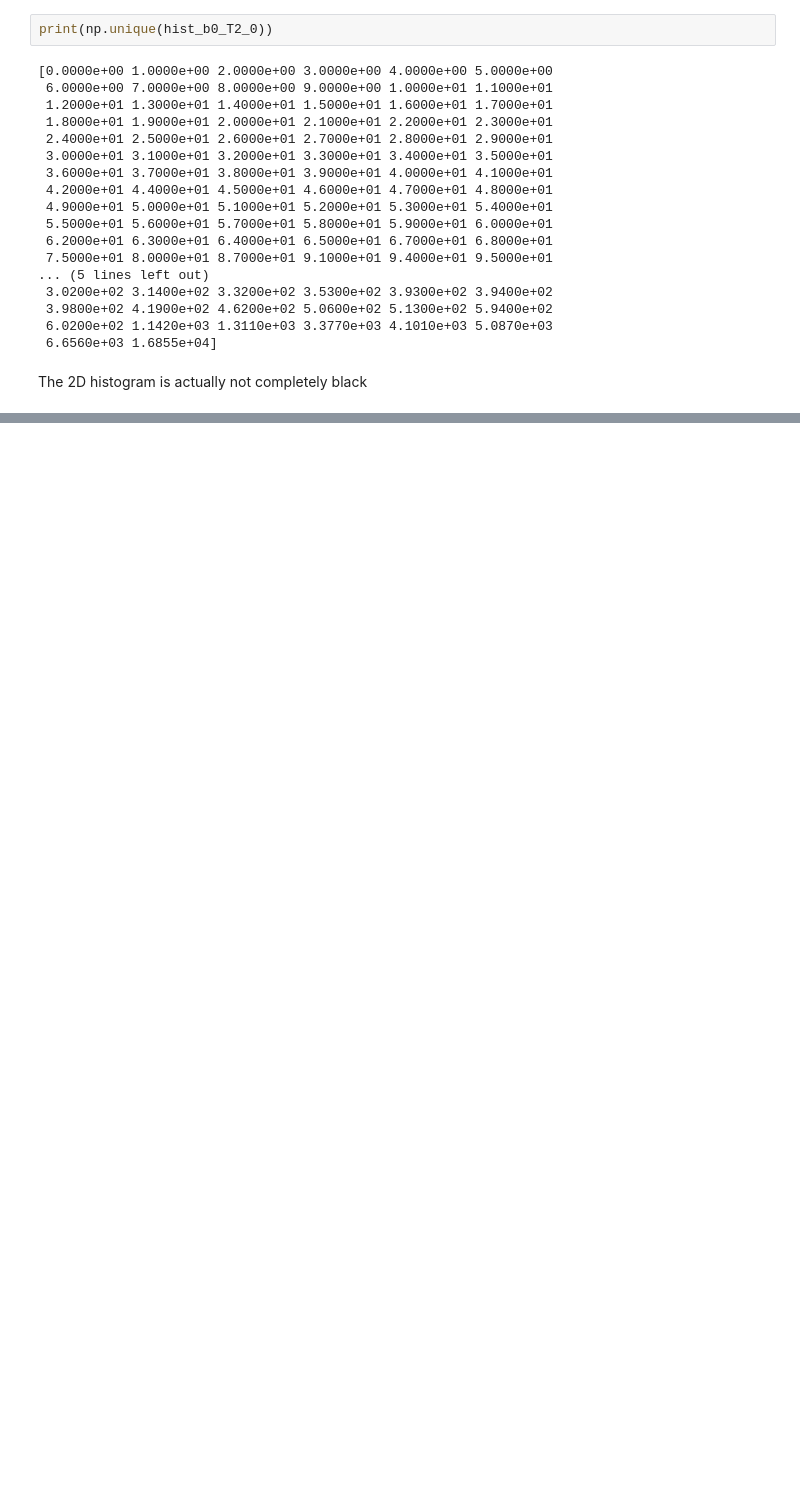
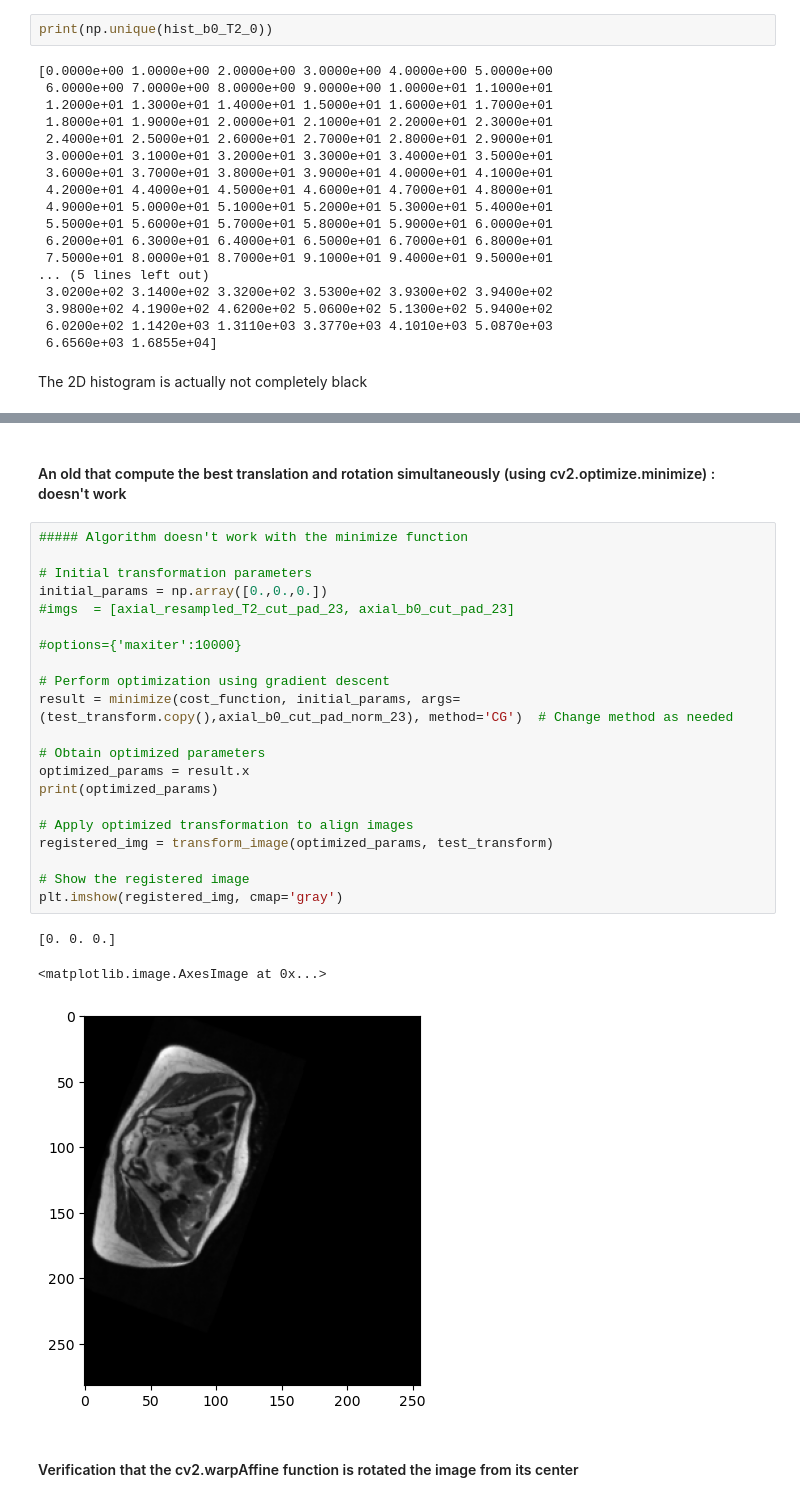
Before and after one commit to CharlineCuraut/Registration_IRM_T2_DWI_b0, a Jupyter notebook: registration_IRM_T2_DWI_b0.ipynb, the cells around one changed output, grey strips where cells are left out. Drawn from its saved outputs; the diff is of its cells as text; blank space fills up the shorter version.

```diff
--- a/registration_IRM_T2_DWI_b0.ipynb
+++ b/registration_IRM_T2_DWI_b0.ipynb
@@ -1348,0 +1358,29 @@ plt.imshow(test_transform_rotation)
+# %% [markdown]
+#### An old that compute the best translation and rotation simultaneously (using cv2.optimize.minimize) : doesn't work
+# %%
+##### Algorithm doesn't work with the minimize function
+
+# Initial transformation parameters
+initial_params = np.array([0.,0.,0.])
+#imgs  = [axial_resampled_T2_cut_pad_23, axial_b0_cut_pad_23]
+
+#options={'maxiter':10000}
+
+# Perform optimization using gradient descent
+result = minimize(cost_function, initial_params, args=(test_transform.copy(),axial_b0_cut_pad_norm_23), method='CG')  # Change method as needed
+
+# Obtain optimized parameters
+optimized_params = result.x
+print(optimized_params)
+
+# Apply optimized transformation to align images
+registered_img = transform_image(optimized_params, test_transform)
+
+# Show the registered image
+plt.imshow(registered_img, cmap='gray')
+# %% [output]
+[0. 0. 0.]
+<matplotlib.image.AxesImage at 0x...>
+[figure, added]
+# %% [markdown]
+#### Verification that the cv2.warpAffine function is rotated the image from its center
```
Also changed, not shown: parts of 76 cells of this notebook.
